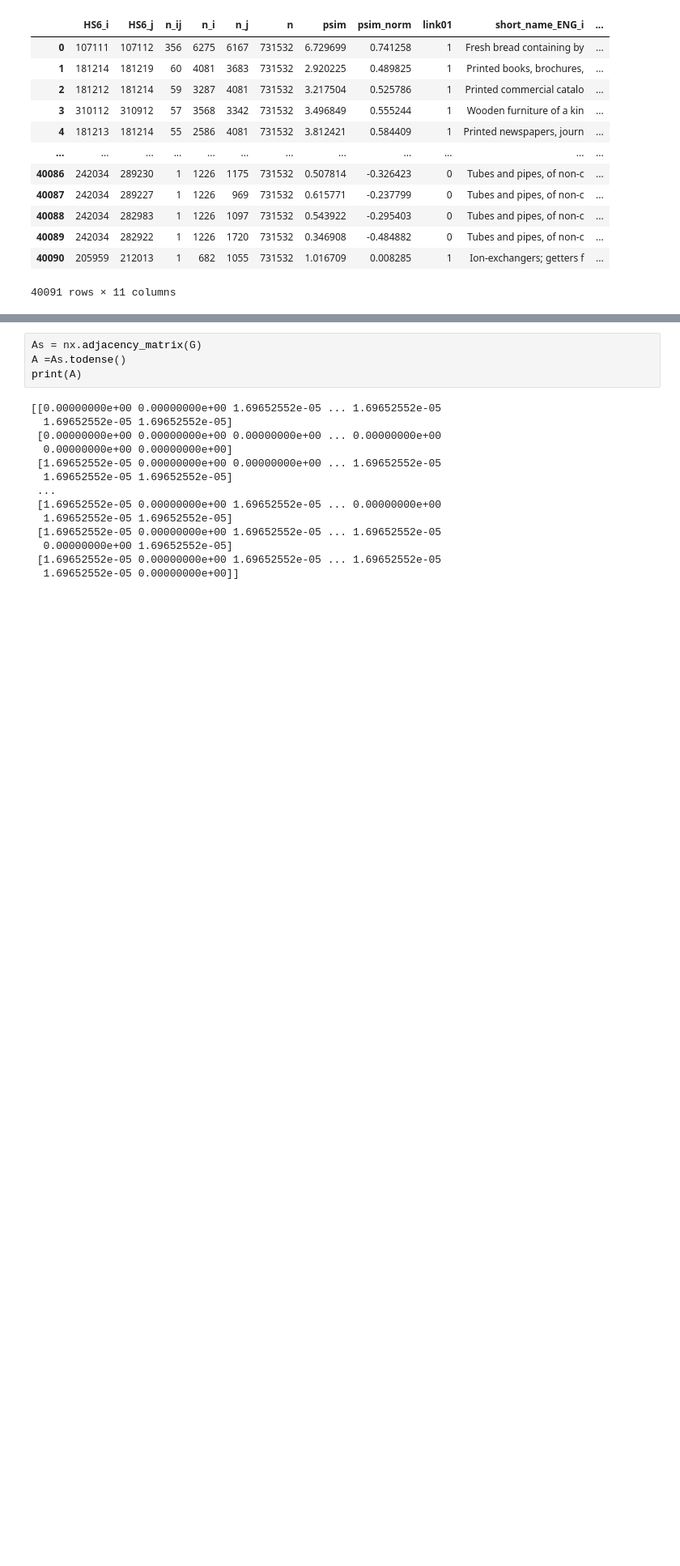
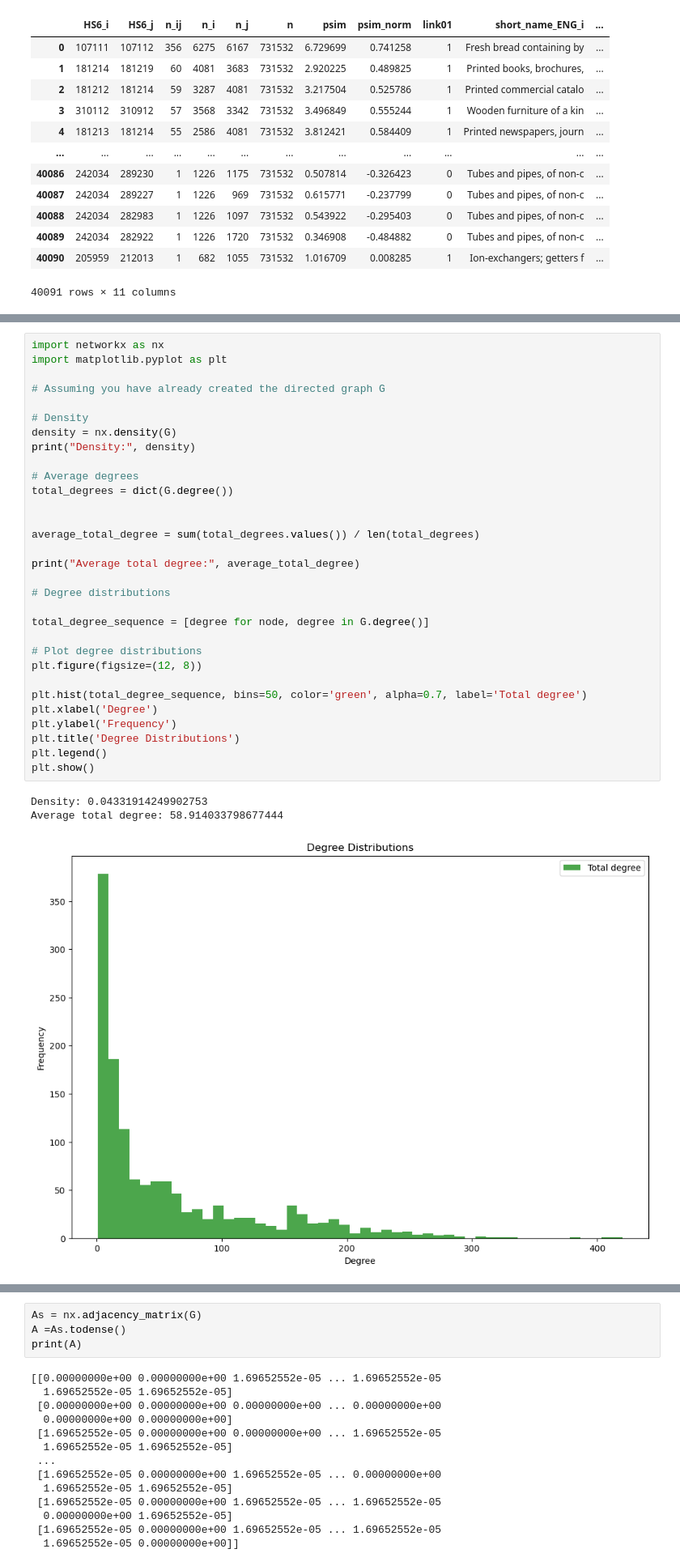
Before and after one commit to Yunbo-max/L65-Geometric-Deep-Learning, a Jupyter notebook: Dataset/VAT/similarity.ipynb, the cells around one changed output, grey strips where cells are left out. Shown at 81% size. Drawn from its saved outputs; the diff is of its cells as text; blank space fills up the shorter version.

```diff
--- a/Dataset/VAT/similarity.ipynb
+++ b/Dataset/VAT/similarity.ipynb
@@ -51,0 +52,35 @@ nx.draw(G,node_size=50,with_labels=True)
+# %%
+import networkx as nx
+import matplotlib.pyplot as plt
+
+# Assuming you have already created the directed graph G
+
+# Density
+density = nx.density(G)
+print("Density:", density)
+
+# Average degrees
+total_degrees = dict(G.degree())
+
+
+average_total_degree = sum(total_degrees.values()) / len(total_degrees)
+
+print("Average total degree:", average_total_degree)
+
+# Degree distributions
+
+total_degree_sequence = [degree for node, degree in G.degree()]
+
+# Plot degree distributions
+plt.figure(figsize=(12, 8))
+
+plt.hist(total_degree_sequence, bins=50, color='green', alpha=0.7, label='Total degree')
+plt.xlabel('Degree')
+plt.ylabel('Frequency')
+plt.title('Degree Distributions')
+plt.legend()
+plt.show()
+# %% [output]
+Density: 0.04331914249902753
+Average total degree: 58.914033798677444
+[figure, added]
```
Also changed, not shown: parts of 12 cells of this notebook, 1 other file.
